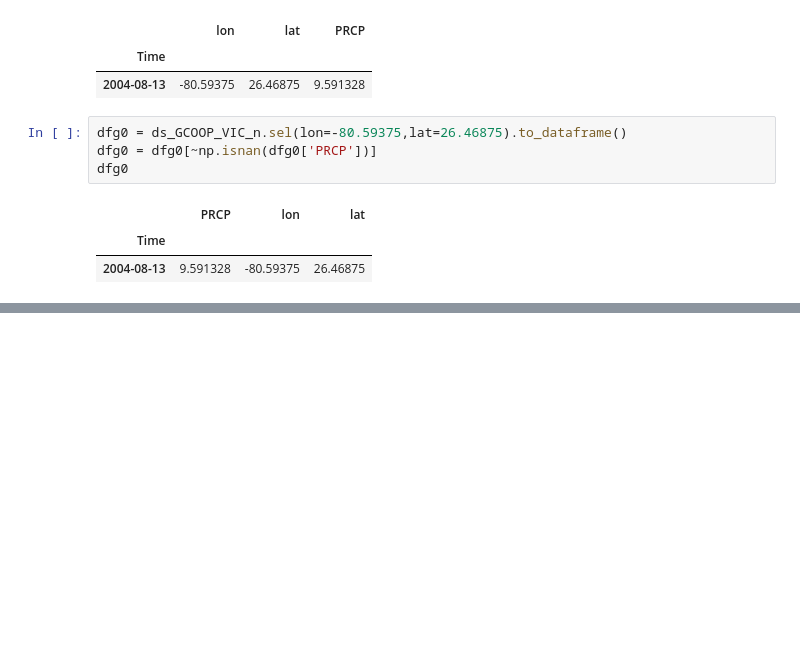
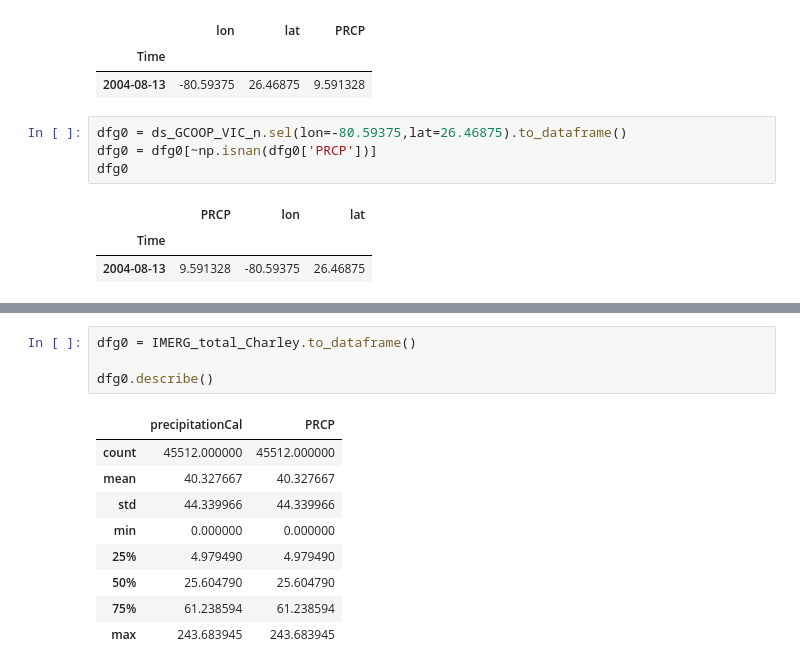
Before and after one commit to roccabye/ThirdPaper, a Jupyter notebook: Data_Processing/Process_IMERG_GCOOP_Daily.ipynb, the cells around one changed output, grey strips where cells are left out. Drawn from its saved outputs; the diff is of its cells as text; blank space fills up the shorter version.

```diff
--- a/Data_Processing/Process_IMERG_GCOOP_Daily.ipynb
+++ b/Data_Processing/Process_IMERG_GCOOP_Daily.ipynb
@@ -223,0 +220,14 @@ dfg0
+# %%
+dfg0 = IMERG_total_Charley.to_dataframe()
+
+dfg0.describe()
+# %% [output]
+|  | precipitationCal | PRCP |
+| count | 45512.000000 | 45512.000000 |
+| mean | 40.327667 | 40.327667 |
+| std | 44.339966 | 44.339966 |
+| min | 0.000000 | 0.000000 |
+| 25% | 4.979490 | 4.979490 |
+| 50% | 25.604790 | 25.604790 |
+| 75% | 61.238594 | 61.238594 |
+| max | 243.683945 | 243.683945 |
```
Also changed, not shown: parts of 14 cells of this notebook.
